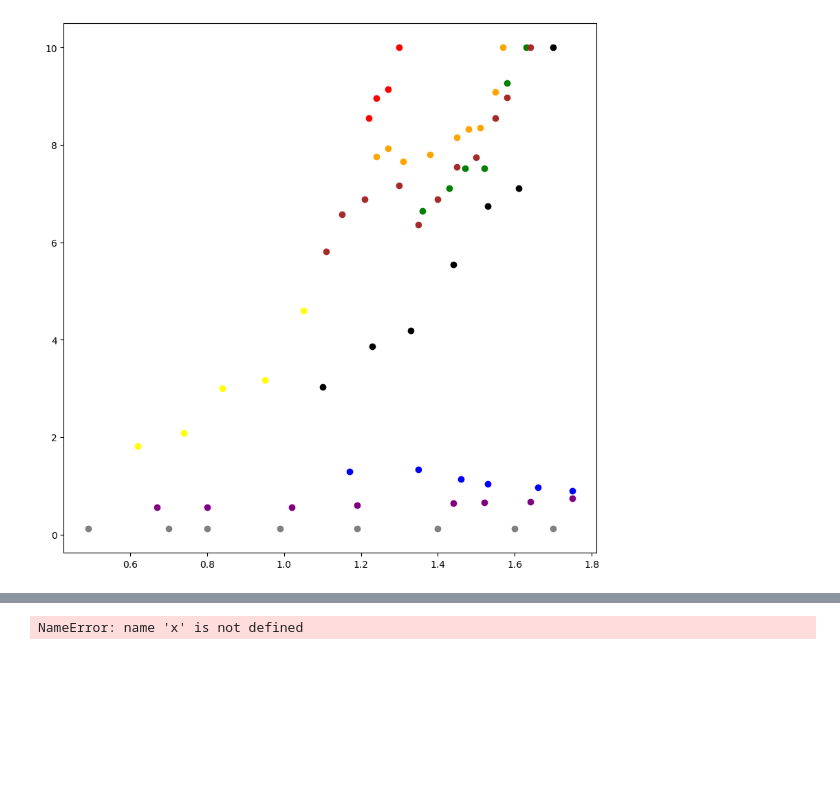
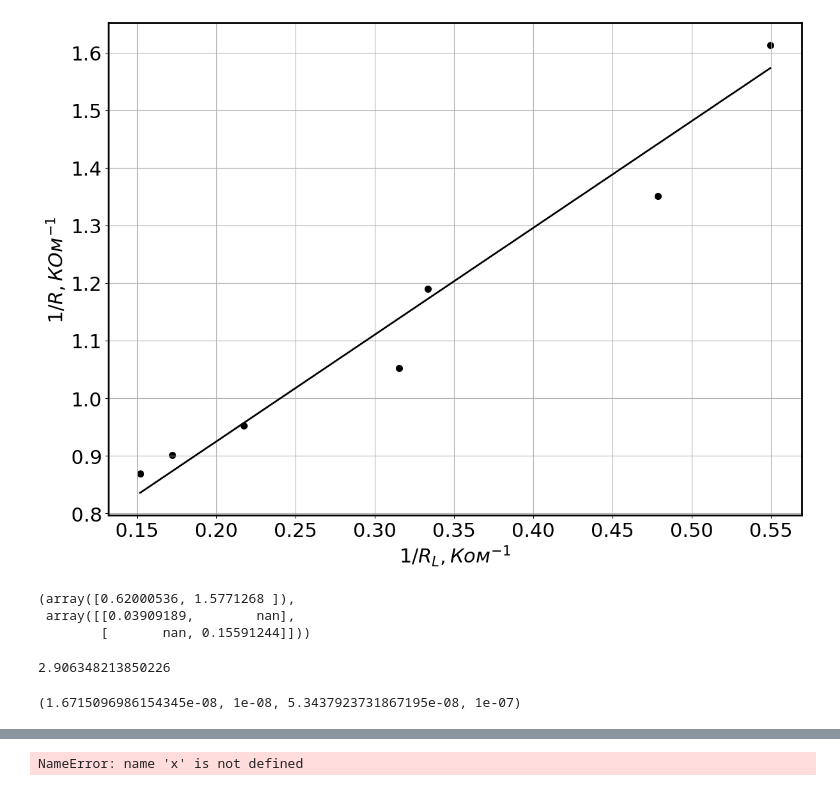
Before and after one commit to AndryDeveloper/chua-s_curcuit, a Jupyter notebook: data_process/process.ipynb, the cells around one changed output, grey strips where cells are left out. Cells and saved outputs as stored; diff of their text form; code cells hidden in the pictures; blank space fills up the shorter version.

```diff
--- a/data_process/process.ipynb
+++ b/data_process/process.ipynb
@@ -11,28 +12,45 @@ import numpy as np
 path = 'data.xlsx'
 wb_obj = openpyxl.load_workbook(path, data_only = True)
 df = wb_obj['Состояние системы']
-x1,x2,x3,x4,x5,x6,x7,x8,x9 = (df['A18':'A21'],df['C18':'C26'],df['E18':'E23'],df['G18':'G28'],df['I18':'I24'],df['K18':'K23'],df['M18':'M25'],df['O18':'O25'],df['Q18':'Q212'])
-#x, y, z = df.R.values, df.RL.values, df['h'].values*180/3.1415
-y1,y2,y3,y4,y5,y6,y7,y8,y9 = (df['B18':'B21'],df['D18':'D26'],df['F18':'F23'],df['H18':'H28'],df['J18':'J24'],df['L18':'L23'],df['N18':'N25'],df['P18':'P25'],df['R18':'R212'])
-x_array = np.asarray([x1,x2,x3,x4,x5,x6,x7,x8,x9], dtype = 'object')
-y_array = np.asarray([y1,y2,y3,y4,y5,y6,y7,y8,y9], dtype = 'object')
 x_scatter =[]
 y_scatter = []
-for i in range(len(x_array)):
+for i in range(8):
     x_scat = []
     y_scat = []
-    for j in range(len(x_array[i])):
-        x_scat.append((df.cell(row = 18+j, column = 2*i+1)).value)
-        y_scat.append((df.cell(row = 18+j, column = 2*i+2)).value)
-    x_scatter.append(np.array(x_scat))
-    y_scatter.append(np.array(y_scat))
+    for j in range(18):
+        a, b = (df.cell(row = 3 + j, column = 2*i+1)).value, (df.cell(row = 3 + j, column = 2*i+2)).value
+        if (a is not None and b is not None):
+            x_scat.append(a)
+            y_scat.append(b)
+    x_scatter.append(4.7 - np.array(x_scat))
+    y_scatter.append(10 - np.array(y_scat))
 # %%
-plt.figure(figsize=(10, 10))
+plt.rc('font', size=22)
 
-colors = ['red', 'orange', 'green', 'brown', 'black', 'blue', 'purple', 'grey', 'yellow']
-for i in range(len(x_scatter)):
-        plt.scatter(x_scatter[i], y_scatter[i], color = colors[i])
+markers = ['o', 'v', '>', '<', '^', 's', 'D', 'x']
+# markers = ['1', '2', '3', '4', '+', 'x', '.']
 
-plt.show()
+fig, ax = plt.subplots(figsize=(14, 10))
+ax.spines['bottom'].set_linewidth(2)
+ax.spines['top'].set_linewidth(2)
+ax.spines['right'].set_linewidth(2)
+ax.spines['left'].set_linewidth(2)
+ax.grid()
+
+X, y = x_scatter[7], y_scatter[7]
+X, y = 1 / y, 1 / X
+
+popt, pcov = curve_fit(lambda x, a, b: a + b*x, X, y, sigma = 0.1 * y * y)
+plt.scatter(X, y, c='black', linewidth=2,)
+plt.plot(np.linspace(min(X), max(X), 2), popt[0] + popt[1] * np.linspace(min(X)*0.9, max(X)*1.1, 2), c='black', linewidth=2)
+ax.set_xlabel(r"$1/R_L, Ком^{-1}$")
+ax.set_ylabel(r"$1/R, КОм^{-1}$")
+fig.savefig(r'fit_coefs_linear.eps', format='eps')
 # %% [output]
-[figure, old version]
+[figure, new version]
+# %%
+popt, np.sqrt(pcov)
+# %% [output]
+(array([0.62000536, 1.5771268 ]),
+ array([[0.03909189,        nan],
+        [       nan, 0.15591244]]))
@@ -39,3 +59,13 @@ plt.show()
+# %%
+alphae = -popt[0] / GG / 1000 / (1 - -popt[0] / GG / 1000)
+alphae
+# %% [output]
+2.906348213850226
+# %%
+C2e = -popt[1] * (alpha + 1) * alpha * GG * (R7 * R9 * C / R8)
+C2e / alpha, C1, C2e, C2
+# %% [output]
+(1.6715096986154345e-08, 1e-08, 5.3437923731867195e-08, 1e-07)
 # %%
 path = 'data.xlsx'
 wb_obj = openpyxl.load_workbook(path, data_only = True)
```
Also changed, not shown: parts of 6 cells of this notebook, 11 other files.
